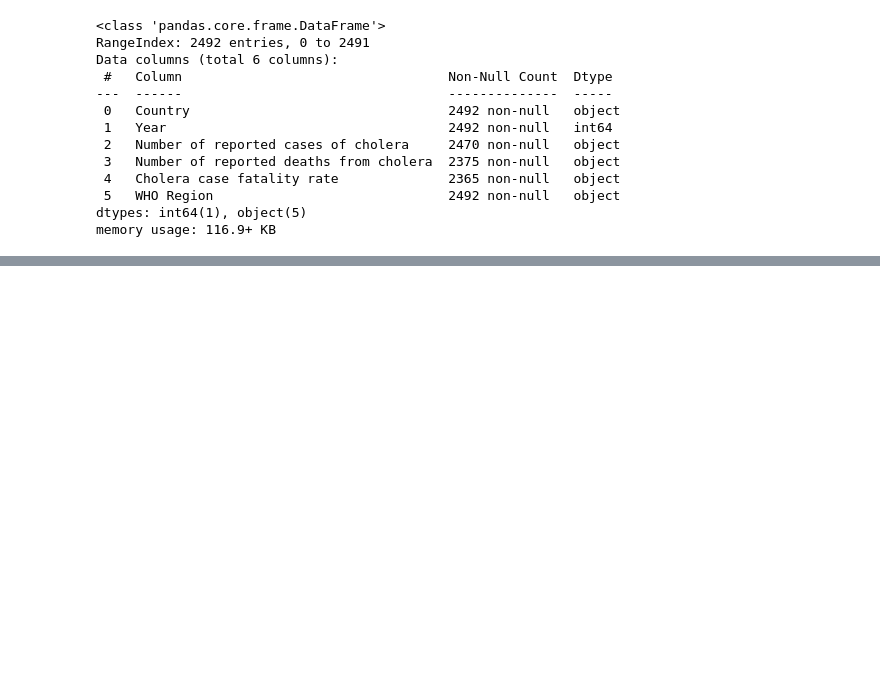
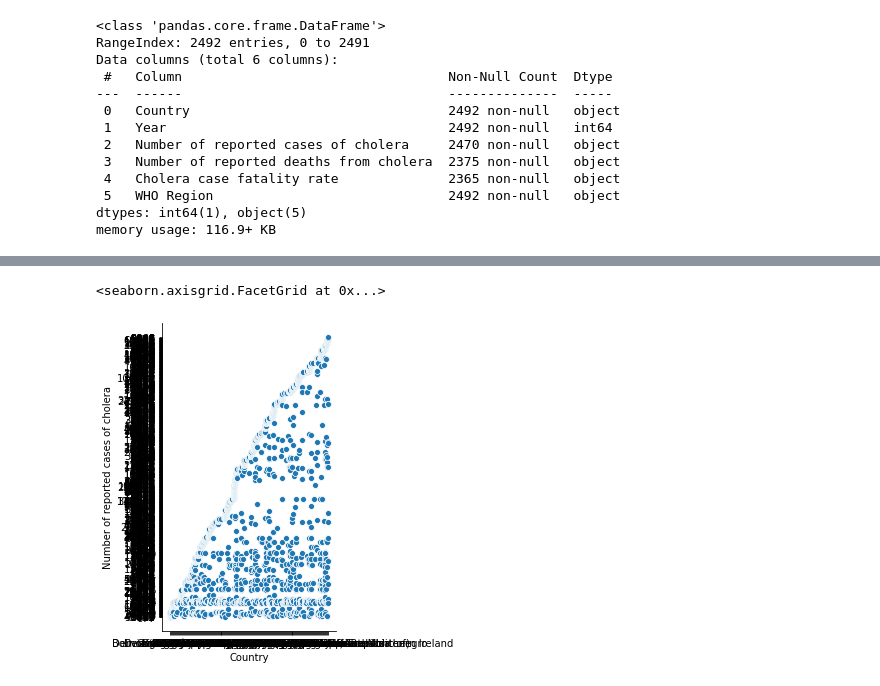
Before and after one commit to Balgaros/Python, a Jupyter notebook: Evaluation_Yvan_Capron.ipynb, the cells around one changed output, grey strips where cells are left out. Cells and saved outputs as stored; diff of their text form; code cells hidden in the pictures; blank space fills up the shorter version.

```diff
--- a/Evaluation_Yvan_Capron.ipynb
+++ b/Evaluation_Yvan_Capron.ipynb
@@ -102,0 +104,6 @@ print(df['Year'])
+# %%
+"Graphique 1: Permet de voir le nombre de cas par pays"
+sns.relplot(x="Country",y="Number of reported cases of cholera",data=df)
+# %% [output]
+<seaborn.axisgrid.FacetGrid at 0x...>
+[figure, added]
```
Also changed, not shown: parts of 8 cells of this notebook.
